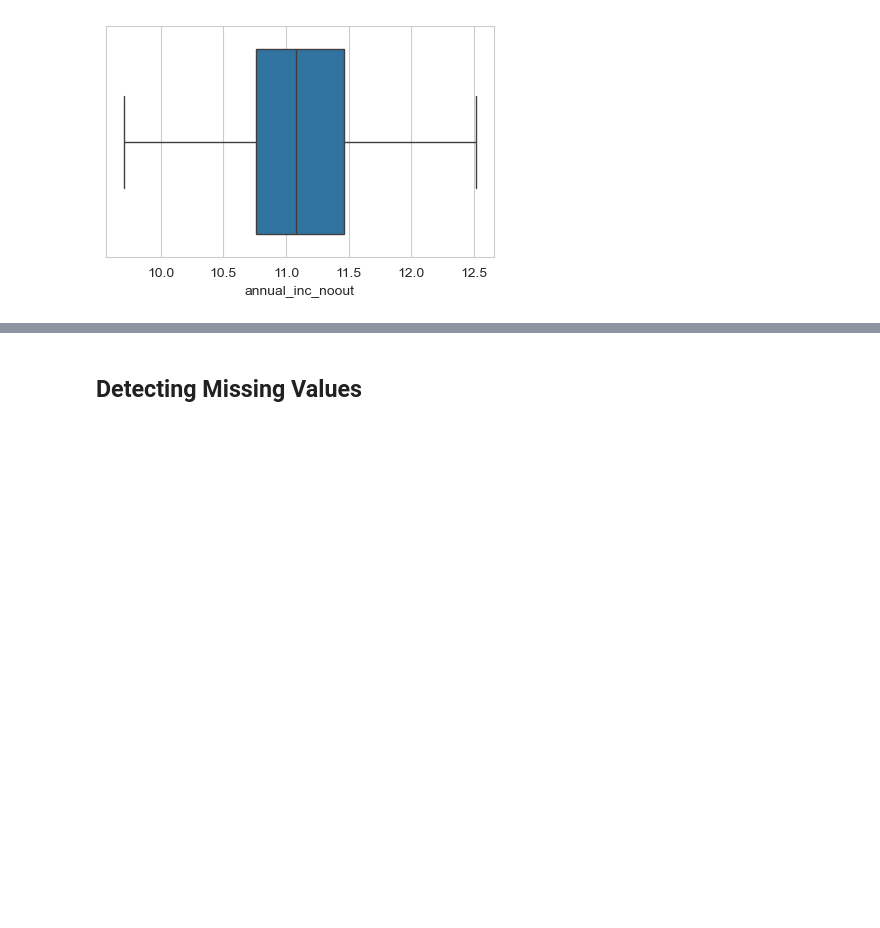
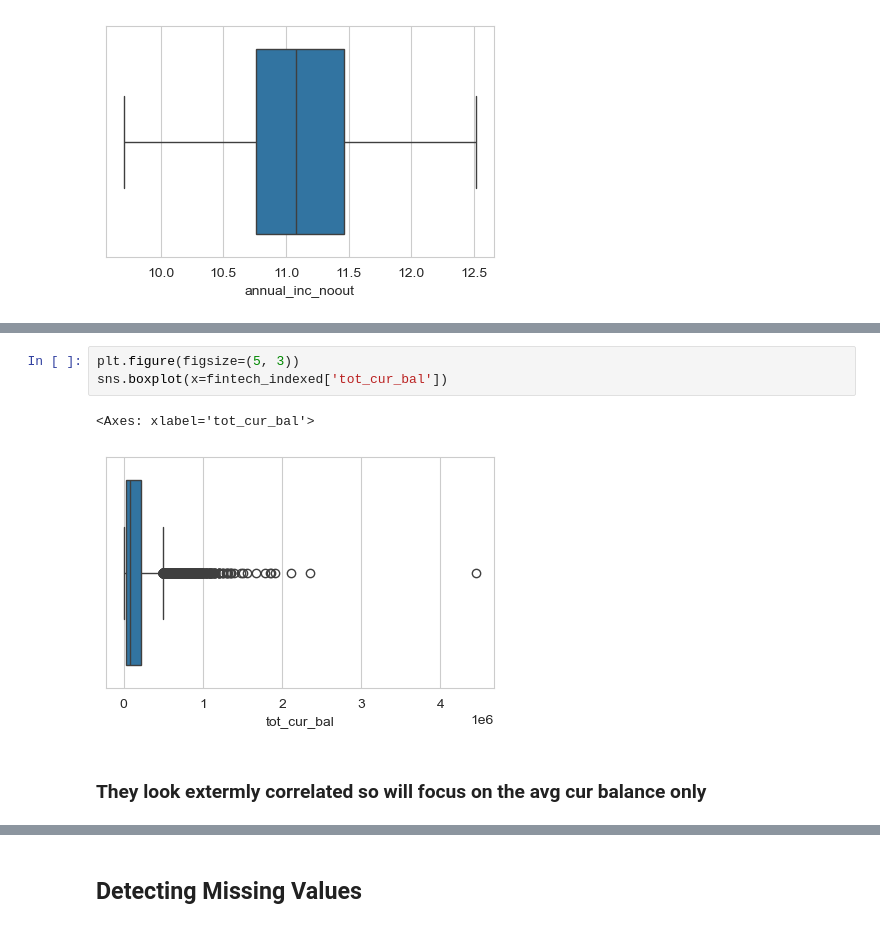
Before and after one commit to yasmeenel3sh/DataEngineeringProject, a Jupyter notebook: M1-template.ipynb, the cells around one changed output, grey strips where cells are left out. Cells and saved outputs as stored; diff of their text form; blank space fills up the shorter version.

```diff
--- a/M1-template.ipynb
+++ b/M1-template.ipynb
@@ -782,0 +802,8 @@ sns.boxplot(x=fintech_indexed['annual_inc_noout'])
+# %%
+plt.figure(figsize=(5, 3))
+sns.boxplot(x=fintech_indexed['tot_cur_bal'])
+# %% [output]
+<Axes: xlabel='tot_cur_bal'>
+[figure, added]
+# %% [markdown]
+### They look extermly correlated so will focus on the avg cur balance only
```
Also changed, not shown: parts of 46 cells of this notebook.
